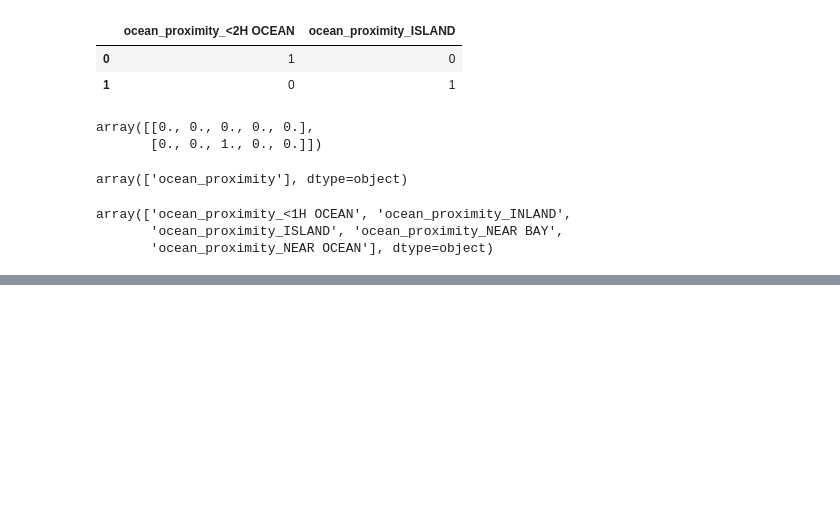
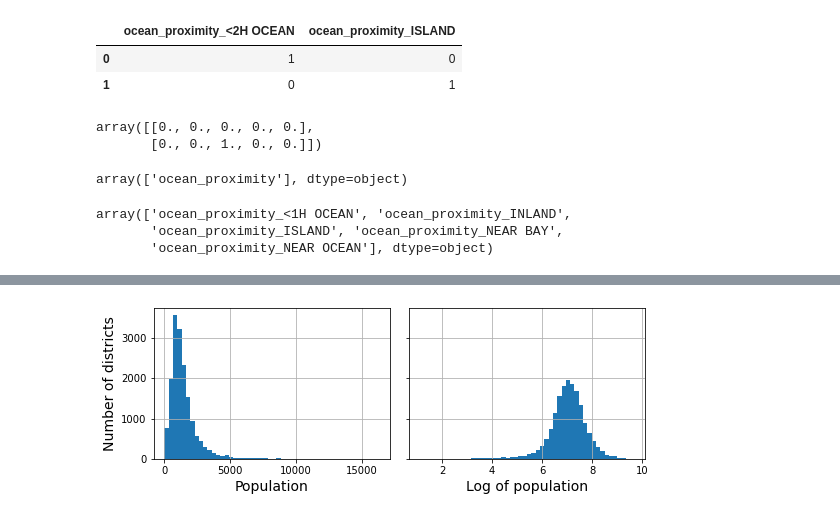
Before and after one commit to AiJared/HandsOnSklearn, a Jupyter notebook: Handson2.ipynb, the cells around one changed output, grey strips where cells are left out. Saved outputs shown, nothing was run; the diff lists cells and outputs as text; code cells hidden in the pictures; blank space fills up the shorter version.

Commit message:
generating figures 2-17

```diff
--- a/Handson2.ipynb
+++ b/Handson2.ipynb
@@ -622,7 +622,12 @@ housing_num_min_max_scaled = min_max_scaler.fit_transform(housing_num)
 # %%
 # extra code - this cell generates figure 2-17
 fig, axs = plt.subplots(1, 2, figsize=(8, 3), sharey=True)
 housing["population"].hist(ax=axs[0], bins=50)
 housing["population"].apply(np.log).hist(ax=axs[1], bins=50)
 axs[0].set_xlabel("Population")
-axs[1].set_xlabel("Lof")
+axs[1].set_xlabel("Log of population")
+axs[0].set_ylabel("Number of districts")
+save_fig("long_tail_plot")
+plt.show()
+# %% [output]
+[figure, added]
```
